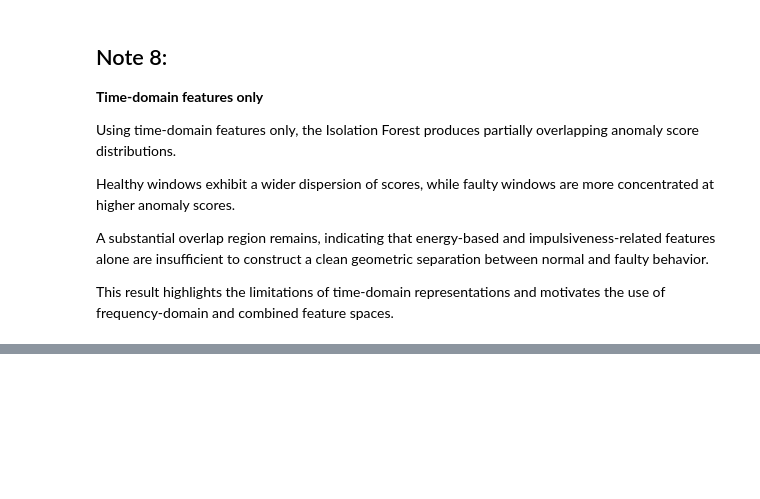
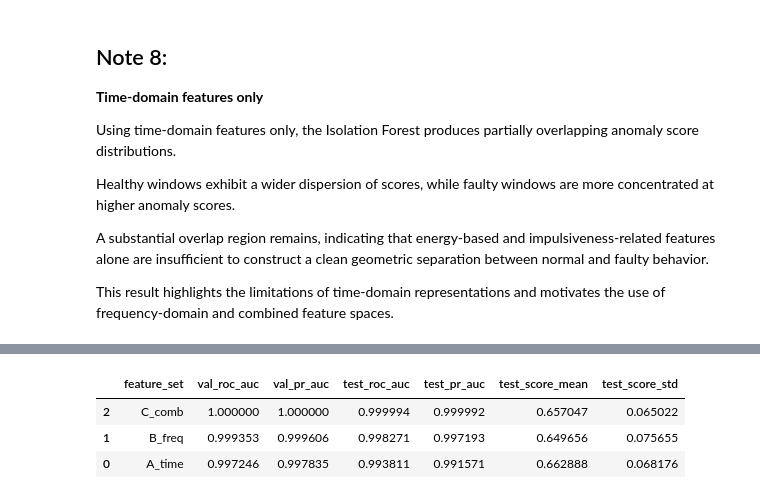
Before and after one commit to marioandrededeus/unsupervised-industrial-anomaly-detection, a Jupyter notebook: experiments/experiment_A/experiment_a.ipynb, the cells around one changed output, grey strips where cells are left out. Cells and saved outputs as stored; diff of their text form; code cells hidden in the pictures; blank space fills up the shorter version.

```diff
--- a/experiments/experiment_A/experiment_a.ipynb
+++ b/experiments/experiment_A/experiment_a.ipynb
@@ -1018,0 +1143,21 @@ frequency-domain and combined feature spaces.
+# %%
+rows = []
+for name, d in results.items():
+    row = {
+        "feature_set": name,
+        "val_roc_auc": d["metrics_val"]["roc_auc"],
+        "val_pr_auc": d["metrics_val"]["pr_auc"],
+        "test_roc_auc": d["metrics_test"]["roc_auc"],
+        "test_pr_auc": d["metrics_test"]["pr_auc"],
+        "test_score_mean": d["metrics_test"]["score_mean"],
+        "test_score_std": d["metrics_test"]["score_std"],
+    }
+    rows.append(row)
+
+df_compare = pd.DataFrame(rows).sort_values("test_pr_auc", ascending=False)
+df_compare
+# %% [output]
+|  | feature_set | val_roc_auc | val_pr_auc | test_roc_auc | test_pr_auc | test_score_mean | test_score_std |
+| 2 | C_comb | 1.000000 | 1.000000 | 0.999994 | 0.999992 | 0.657047 | 0.065022 |
+| 1 | B_freq | 0.999353 | 0.999606 | 0.998271 | 0.997193 | 0.649656 | 0.075655 |
+| 0 | A_time | 0.997246 | 0.997835 | 0.993811 | 0.991571 | 0.662888 | 0.068176 |
```
Also changed, not shown: parts of 4 cells of this notebook.
